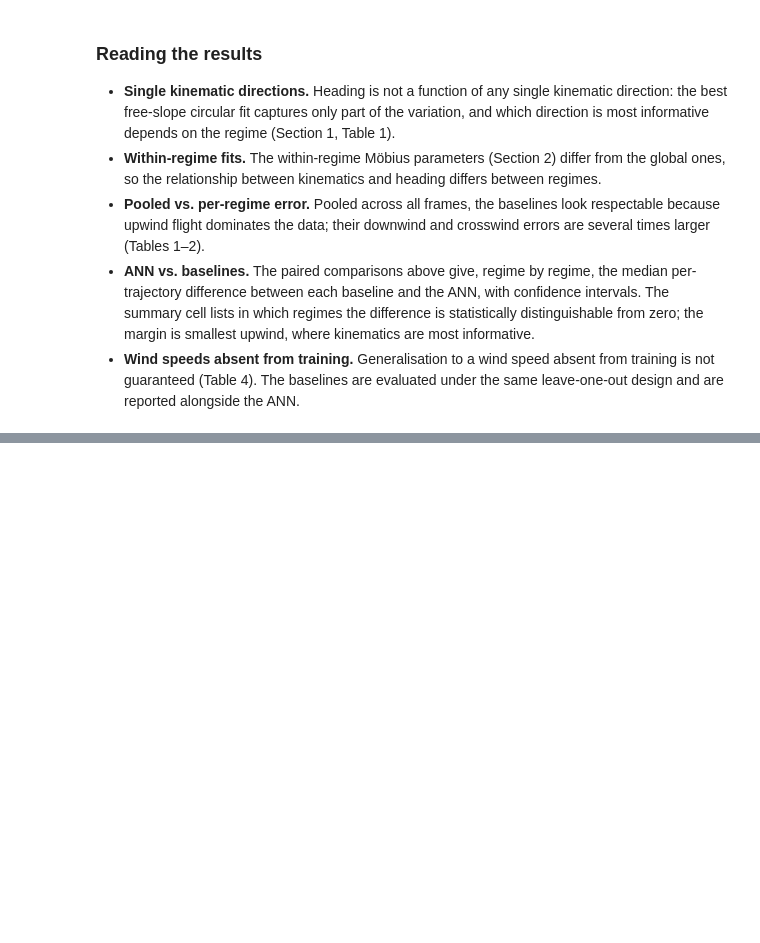
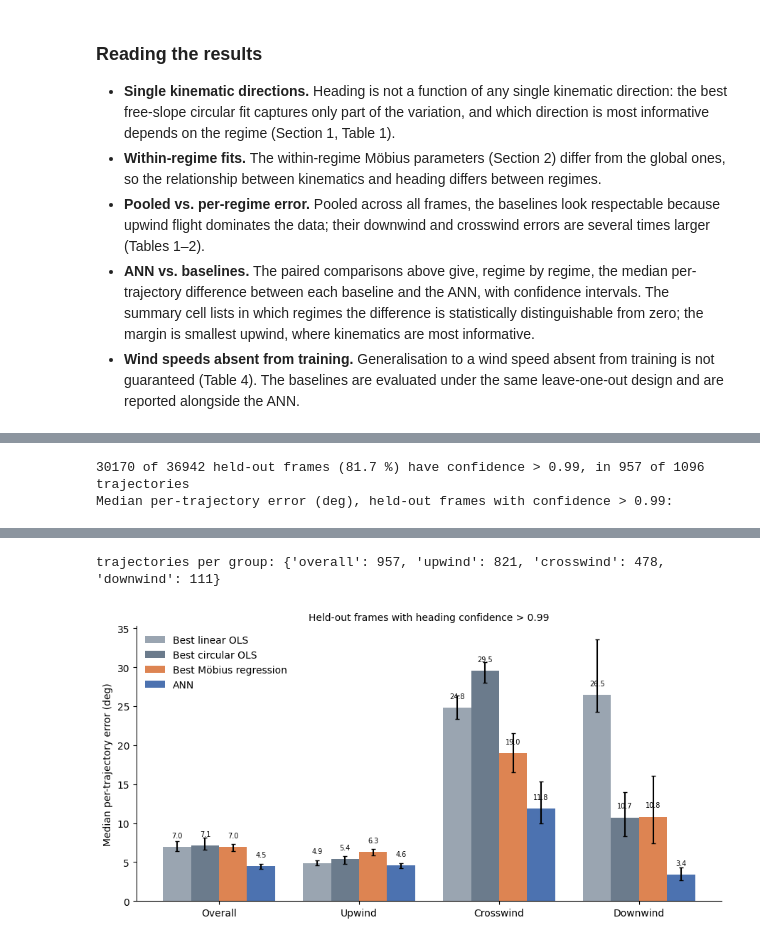
Before and after one commit to nehalsinghmangat/drosophila_body_orientation_predictor, a Jupyter notebook: notebooks/03_ann_vs_linear_models.ipynb, the cells around one changed output, grey strips where cells are left out. Drawn from its saved outputs; the diff is of its cells as text; code cells hidden in the pictures; blank space fills up the shorter version.

```diff
--- a/notebooks/03_ann_vs_linear_models.ipynb
+++ b/notebooks/03_ann_vs_linear_models.ipynb
@@ -536,0 +546,31 @@ Not significantly better than at least one of them in: ['Upwind']
+# %%
+CONF_THRESHOLD = 0.99
+conf_mask = (test_df['heading_confidence'] > CONF_THRESHOLD).values
+# ann_by_regime.csv has one row per held-out frame in the order of test_df (both follow the data file)
+assert len(ann_frames) == len(test_df) and (ann_frames['trajec_objid'].values == test_df['trajec_objid'].values).all()
+print(f'{conf_mask.sum()} of {len(test_df)} held-out frames ({100 * conf_mask.mean():.1f} %) have confidence > {CONF_THRESHOLD}, '
+      f'in {test_df.loc[conf_mask, "trajec_objid"].nunique()} of {test_df["trajec_objid"].nunique()} trajectories')
+
+res_conf = {}
+for key in BEST.values():
+    fdf = frame_errors(test_df, fit_predict(train_df, test_df, key))
+    res_conf[key] = dict(zip(['s', 'pooled', 'by_reg'], summarize(fdf[conf_mask])))
+res_conf['ANN'] = dict(zip(['s', 'pooled', 'by_reg'], summarize(ann_frames[conf_mask])))
+
+rows = []
+for key, r in res_conf.items():
+    row = {'Model': key, 'n (overall)': len(r['pooled'])}
+    for g in ['overall'] + REGIMES:
+        v = r['pooled'] if g == 'overall' else r['by_reg'].query('regime == @g')['err']
+        row[f'{g.capitalize()} [95% CI]'] = ci_str(*bootstrap_ci(v.values))
+    rows.append(row)
+print(f'Median per-trajectory error (deg), held-out frames with confidence > {CONF_THRESHOLD}:')
+display(pd.DataFrame(rows))
+n = {g: len(res_conf['ANN']['pooled']) if g == 'overall' else (res_conf['ANN']['by_reg']['regime'] == g).sum() for g in ['overall'] + REGIMES}
+print('trajectories per group:', n)
+
+plot_summary(res_conf, f'../figures/ann_vs_linear_models_summary_conf{CONF_THRESHOLD}',
+             title=f'Held-out frames with heading confidence > {CONF_THRESHOLD}')
+# %% [output]
+30170 of 36942 held-out frames (81.7 %) have confidence > 0.99, in 957 of 1096 trajectories
+Median per-trajectory error (deg), held-out frames with confidence > 0.99:
@@ -536,0 +582,2 @@ Not significantly better than at least one of them in: ['Upwind']
+trajectories per group: {'overall': 957, 'upwind': 821, 'crosswind': 478, 'downwind': 111}
+[figure, added]
```
Also changed, not shown: parts of 3 cells of this notebook, 21 other files.
